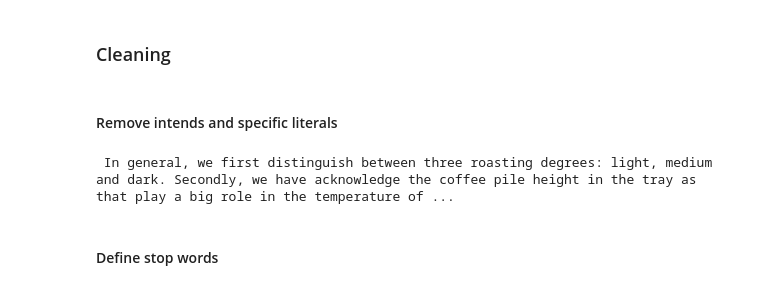
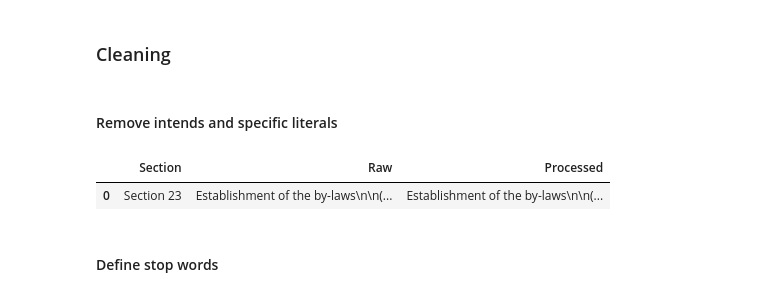
Before and after one commit to holzhauerL/nlp-rule-extraction, a Jupyter notebook: notebooks/pipeline.ipynb, the cells around one changed output. Drawn from its saved outputs; the diff is of its cells as text; code cells hidden in the pictures.

```diff
--- a/notebooks/pipeline.ipynb
+++ b/notebooks/pipeline.ipynb
@@ -124,16 +112,17 @@ For better understanding, we describe temperature rules with boundary temperatur
 # %% [markdown]
 #### Remove intends and specific literals
 # %%
-remove = ["\n", "\t","-->", "->"]
+remove = ["\t"]
+# remove = ["\n", "\t","-->", "->"]
 replace = {}
 
 for case, df in data.items():
     data[case].Processed = data[case].Raw.apply(rmv_and_rplc, remove=remove, replace=replace)
-# %%
-text = data[coffee].iloc[14].Processed
-print(text)
-# %% [output]
- In general, we first distinguish between three roasting degrees: light, medium and dark. Secondly, we have acknowledge the coffee pile height in the tray as that play a big role in the temperature of ...
+# %%
+data[aktg]
+# %% [output]
+|  | Section | Raw | Processed |
+| 0 | Section 23 | Establishment of the by-laws\n\n(... | Establishment of the by-laws\n\n(... |
 # %% [markdown]
 #### Define stop words
 # %%
```
Also changed, not shown: parts of 10 cells of this notebook, 4 other files.
